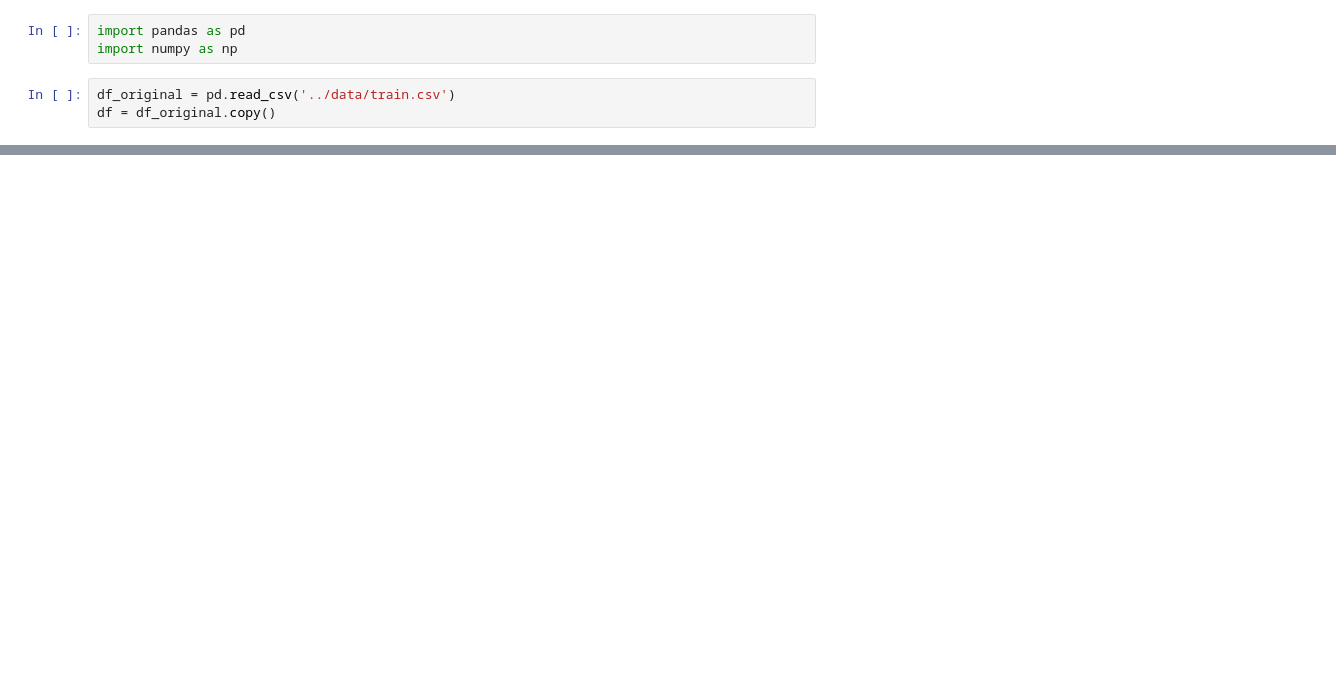
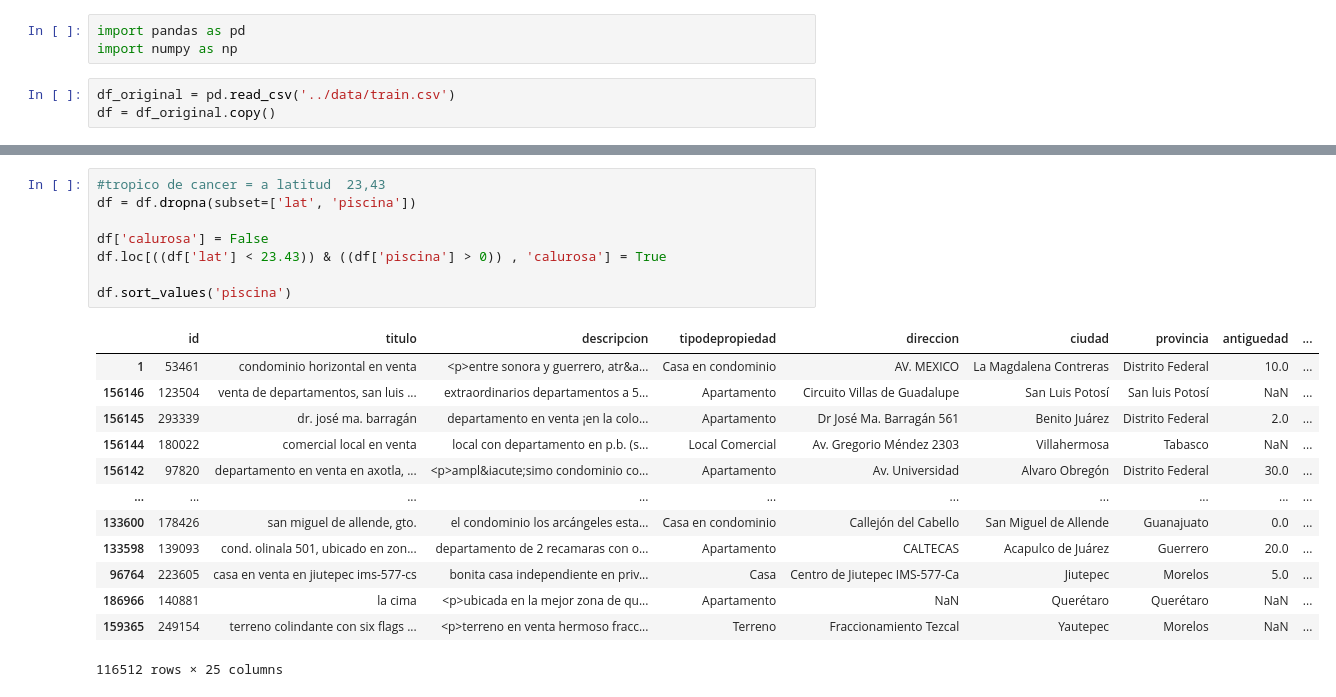
Before and after one commit to ToOrtner/Data-Analysis-properties, a Jupyter notebook: metnum-tp3-2020-1c/notebooks/feat_ranking_city.ipynb, the cells around one changed output, grey strips where cells are left out. Drawn from its saved outputs; the diff is of its cells as text; blank space fills up the shorter version.

```diff
--- a/metnum-tp3-2020-1c/notebooks/feat_ranking_city.ipynb
+++ b/metnum-tp3-2020-1c/notebooks/feat_ranking_city.ipynb
@@ -42,0 +51,22 @@ for c in ciudades:
+# %%
+#tropico de cancer = a latitud  23,43
+df = df.dropna(subset=['lat', 'piscina'])
+
+df['calurosa'] = False
+df.loc[((df['lat'] < 23.43)) & ((df['piscina'] > 0)) , 'calurosa'] = True
+
+df.sort_values('piscina')
+# %% [output]
+|  | id | titulo | descripcion | tipodepropiedad | direccion | ciudad | provincia | antiguedad | ... |
+| 1 | 53461 | condominio horizontal en venta | <p>entre sonora y guerrero, atr&a... | Casa en condominio | AV. MEXICO | La Magdalena Contreras | Distrito Federal | 10.0 | ... |
+| 156146 | 123504 | venta de departamentos, san luis ... | extraordinarios departamentos a 5... | Apartamento | Circuito Villas de Guadalupe | San Luis Potosí | San luis Potosí | NaN | ... |
+| 156145 | 293339 | dr. josé ma. barragán | departamento en venta ¡en la colo... | Apartamento | Dr José Ma. Barragán 561 | Benito Juárez | Distrito Federal | 2.0 | ... |
+| 156144 | 180022 | comercial local en venta | local con departamento en p.b. (s... | Local Comercial | Av. Gregorio Méndez 2303 | Villahermosa | Tabasco | NaN | ... |
+| 156142 | 97820 | departamento en venta en axotla, ... | <p>ampl&iacute;simo condominio co... | Apartamento | Av. Universidad | Alvaro Obregón | Distrito Federal | 30.0 | ... |
+| ... | ... | ... | ... | ... | ... | ... | ... | ... | ... |
+| 133600 | 178426 | san miguel de allende, gto. | el condominio los arcángeles esta... | Casa en condominio | Callejón del Cabello | San Miguel de Allende | Guanajuato | 0.0 | ... |
+| 133598 | 139093 | cond. olinala 501, ubicado en zon... | departamento de 2 recamaras con o... | Apartamento | CALTECAS | Acapulco de Juárez | Guerrero | 20.0 | ... |
+| 96764 | 223605 | casa en venta en jiutepec ims-577-cs | bonita casa independiente en priv... | Casa | Centro de Jiutepec IMS-577-Ca | Jiutepec | Morelos | 5.0 | ... |
+| 186966 | 140881 | la cima | <p>ubicada en la mejor zona de qu... | Apartamento | NaN | Querétaro | Querétaro | NaN | ... |
+| 159365 | 249154 | terreno colindante con six flags ... | <p>terreno en venta hermoso fracc... | Terreno | Fraccionamiento Tezcal | Yautepec | Morelos | NaN | ... |
+116512 rows × 25 columns
```
Also changed, not shown: parts of 6 cells of this notebook, 1 other file.
